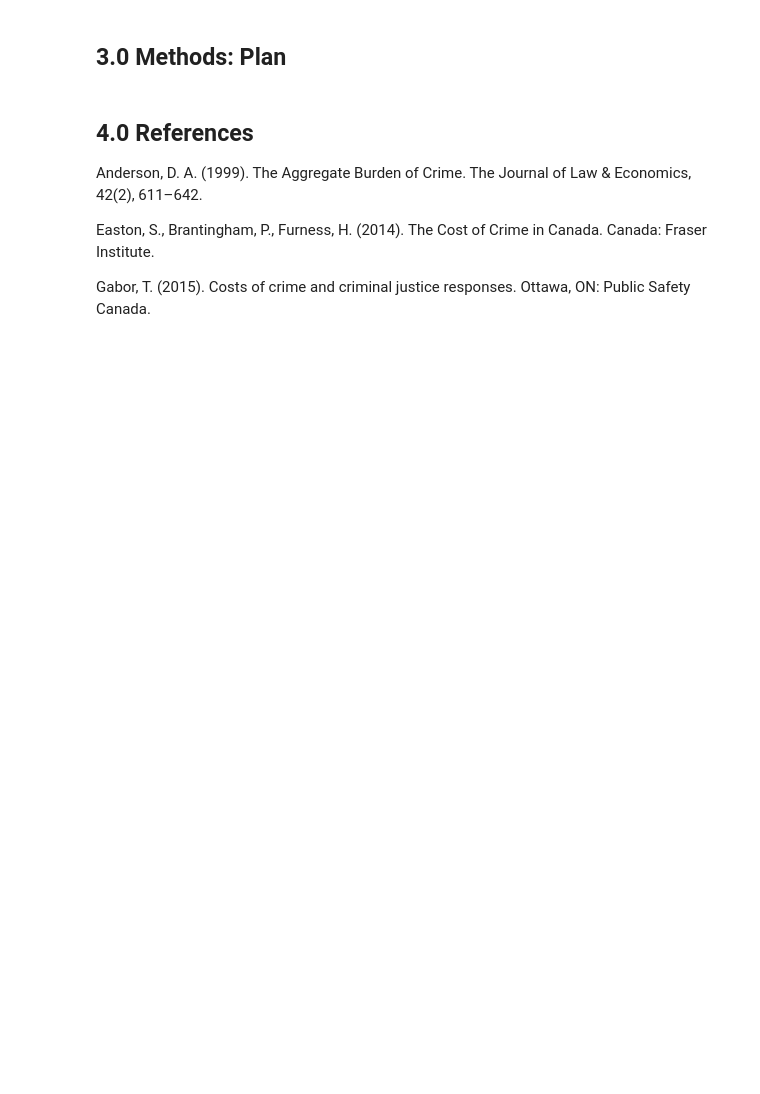
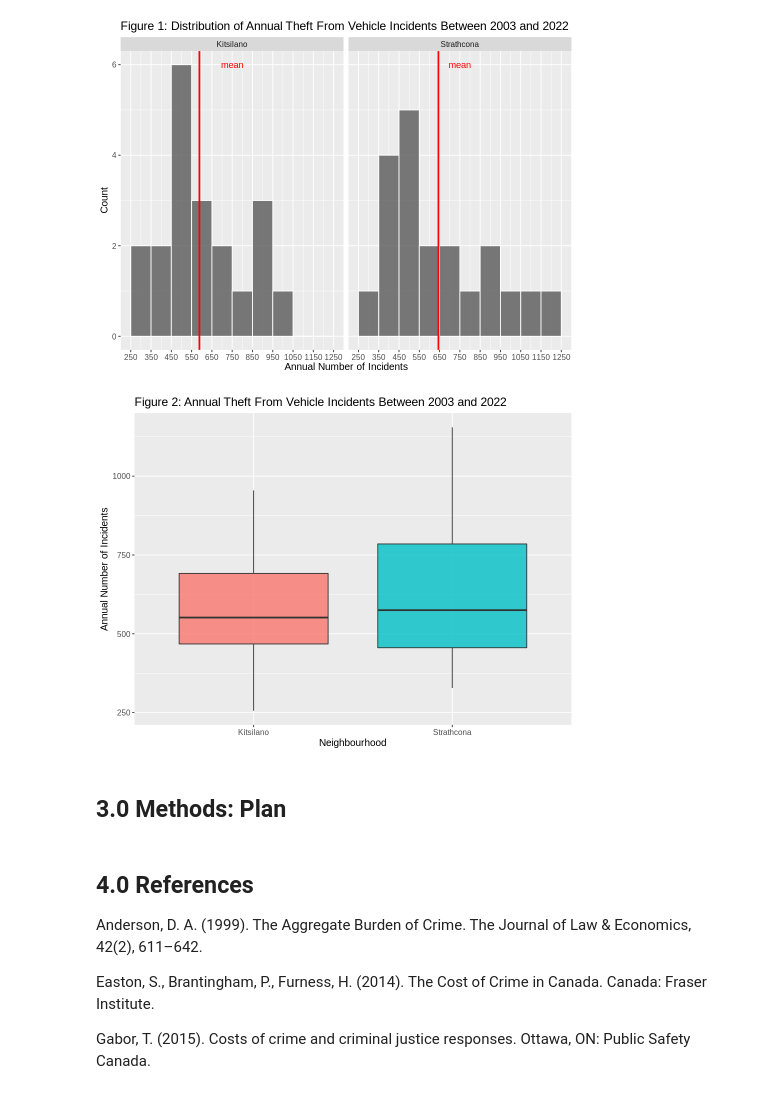
Before and after one commit to jburden1/STAT201_Project_Group14, a Jupyter notebook: STAT201_Proposal.ipynb, the cells around one changed output. Cells and saved outputs as stored; diff of their text form; code cells hidden in the pictures; blank space fills up the shorter version.

Commit message:
Added preliminary results section
Includes summary tables and visualizations

```diff
--- a/STAT201_Proposal.ipynb
+++ b/STAT201_Proposal.ipynb
@@ -133,3 +151,36 @@ A grouped_df: 40 × 3
+# %%
+#-------------------------------------------------------
+# Code to create histogram and boxplot visualizations
+#-------------------------------------------------------
+
+options(repr.plot.width = 8, repr.plot.height = 6)
+
+# historgram
+crime_hist <- crime_vehicle_filtered |>
+    ggplot() +
+    geom_histogram(aes(x = INCIDENT_COUNT), color = "white", binwidth = 100, alpha = 0.8) +
+    scale_x_continuous(breaks = seq(250, 1250, 100)) +
+    geom_vline(data = crime_vehicle_stats, mapping = aes(xintercept = Mean), color = "red", size = 1) +
+    facet_wrap(~NEIGHBOURHOOD) +
+    xlab("Annual Number of Incidents") +
+    ylab("Count") +
+    ggtitle("Figure 1: Distribution of Annual Theft From Vehicle Incidents Between 2003 and 2022") +
+    annotate("text", x = 750, y = 6, label = "mean", angle = 0, color = "red") +
+    theme(text = element_text(size = 12))
+crime_hist
+
+# boxplot
+crime_box <- crime_vehicle_filtered |>
+    ggplot(aes(x = NEIGHBOURHOOD, y = INCIDENT_COUNT)) +
+    geom_boxplot(aes(fill = NEIGHBOURHOOD), alpha = 0.8, show.legend = FALSE) +
+    xlab("Neighbourhood") +
+    ylab("Annual Number of Incidents") +
+    ggtitle("Figure 2: Annual Theft From Vehicle Incidents Between 2003 and 2022") +
+    theme(text = element_text(size = 12))
+crime_box
+# %% [output]
+[figure, added]
+[figure, added]
 # %% [markdown]
 ## 3.0 Methods: Plan
 # %% [markdown]
```
Also changed, not shown: parts of 16 cells of this notebook.
